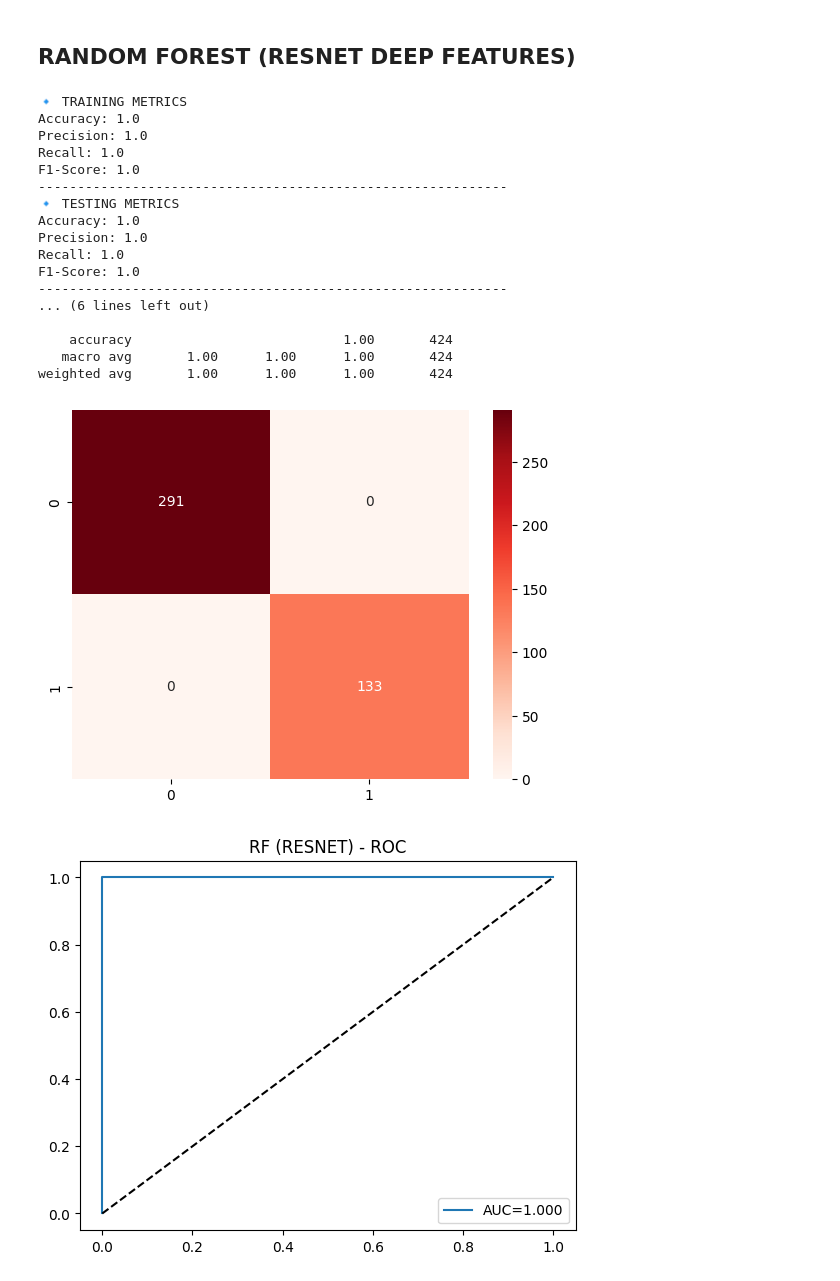
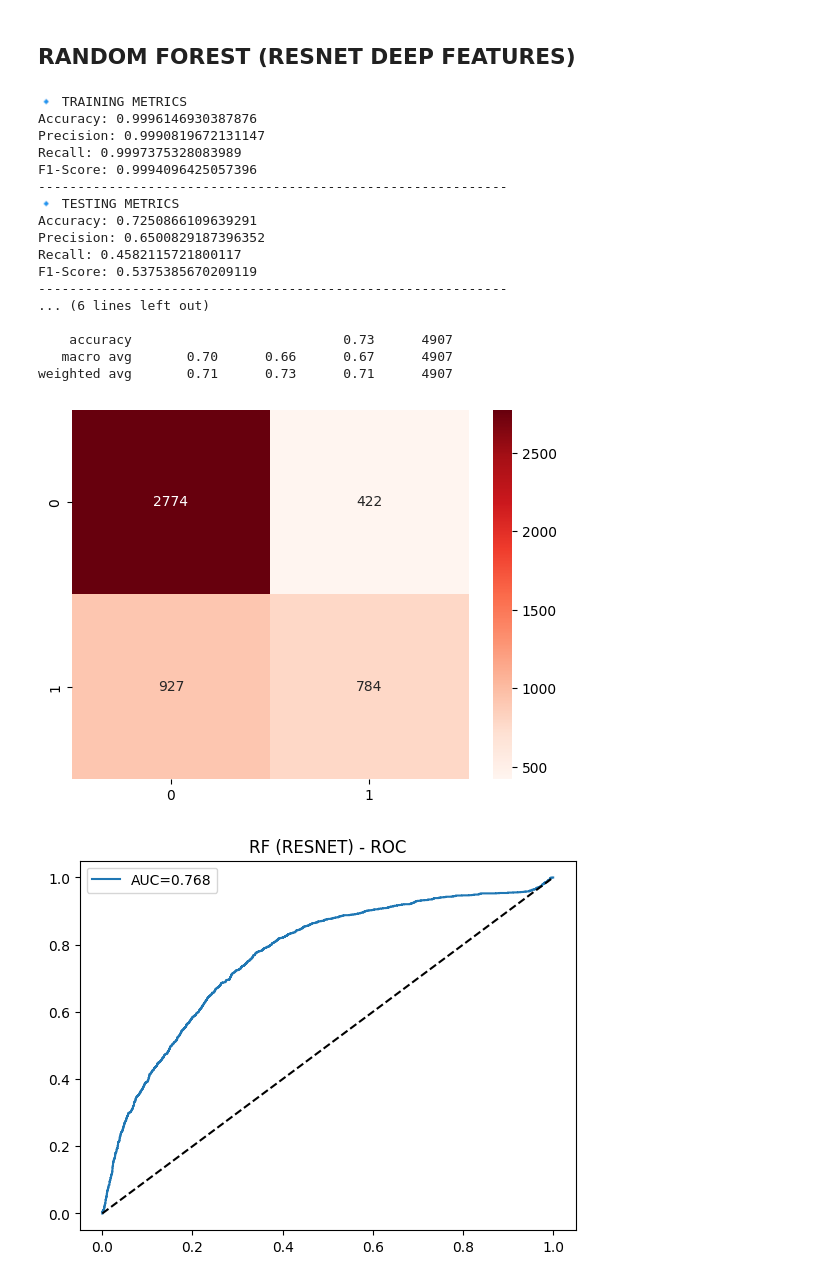
Before and after one commit to aryan-ml/DeepFakeDetection, a Jupyter notebook: notebooks/RandomForest.ipynb, the cells around one changed output. Cells and saved outputs as stored; diff of their text form; code cells hidden in the pictures.

Commit message:
Updated RF with More data

```diff
--- a/notebooks/RandomForest.ipynb
+++ b/notebooks/RandomForest.ipynb
@@ -174,17 +194,21 @@ weighted avg       0.99      0.99      0.99       424
 # %% [markdown]
 ## RANDOM FOREST (RESNET DEEP FEATURES)
 # %%
-X_train, X_test, y_train, y_test = split_data(resnet_X, resnet_y)
+rf_resnet = RandomForestClassifier(n_estimators=300,
+    max_depth=15,
+    min_samples_split=20,
+    min_samples_leaf=10,
+    class_weight="balanced",
+    random_state=42,
+    n_jobs=-1)
+rf_resnet.fit(resnet_X_train, resnet_y_train)
 
-rf = RandomForestClassifier(n_estimators=300, random_state=42)
-rf.fit(X_train, y_train)
+y_pred_train = rf_resnet.predict(resnet_X_train)
 
-y_pred_train = rf.predict(X_train)
-
-train_accuracy = accuracy_score(y_train, y_pred_train)
-train_precision = precision_score(y_train, y_pred_train)
-train_recall = recall_score(y_train, y_pred_train)
-train_f1 = f1_score(y_train, y_pred_train)
+train_accuracy = accuracy_score(resnet_y_train, y_pred_train)
+train_precision = precision_score(resnet_y_train, y_pred_train)
+train_recall = recall_score(resnet_y_train, y_pred_train)
+train_f1 = f1_score(resnet_y_train, y_pred_train)
 
 print("🔹 TRAINING METRICS")
 print("Accuracy:", train_accuracy)
@@ -193,53 +217,53 @@ print("Recall:", train_recall)
 print("F1-Score:", train_f1)
 print("-" * 60)
 
-y_pred_test = rf.predict(X_test)
+y_pred_test = rf_resnet.predict(resnet_X_test)
 
-test_accuracy = accuracy_score(y_test, y_pred_test)
-test_precision = precision_score(y_test, y_pred_test)
-test_recall = recall_score(y_test, y_pred_test)
-test_f1 = f1_score(y_test, y_pred_test)
+test_accuracy = accuracy_score(resnet_y_test, y_pred_test)
+test_precision = precision_score(resnet_y_test, y_pred_test)
+test_recall = recall_score(resnet_y_test, y_pred_test)
+test_f1 = f1_score(resnet_y_test, y_pred_test)
 
 print("🔹 TESTING METRICS")
 print("Accuracy:", test_accuracy)
 print("Precision:", test_precision)
 print("Recall:", test_recall)
 print("F1-Score:", test_f1)
 print("-" * 60)
 
 print("\n🔹 Classification Report:")
-print(classification_report(y_test, y_pred_test))
+print(classification_report(resnet_y_test, y_pred_test))
 
-cm = confusion_matrix(y_test, y_pred_test)
+cm = confusion_matrix(resnet_y_test, y_pred_test)
 sns.heatmap(cm, annot=True, fmt="d", cmap="Reds")
 plt.show()
 
-y_prob = rf.predict_proba(X_test)[:, 1]
-fpr, tpr, _ = roc_curve(y_test, y_prob)
+y_prob = rf_resnet.predict_proba(resnet_X_test)[:, 1]
+fpr, tpr, _ = roc_curve(resnet_y_test, y_prob)
 roc_auc = auc(fpr, tpr)
 
 plt.plot(fpr, tpr, label=f"AUC={roc_auc:.3f}")
 plt.plot([0,1], [0,1], 'k--')
 plt.title("RF (RESNET) - ROC")
 plt.legend()
 plt.show()
 # %% [output]
 🔹 TRAINING METRICS
-Accuracy: 1.0
-Precision: 1.0
-Recall: 1.0
-F1-Score: 1.0
+Accuracy: 0.9996146930387876
+Precision: 0.9990819672131147
+Recall: 0.9997375328083989
+F1-Score: 0.9994096425057396
 ------------------------------------------------------------
 🔹 TESTING METRICS
-Accuracy: 1.0
-Precision: 1.0
-Recall: 1.0
-F1-Score: 1.0
+Accuracy: 0.7250866109639291
+Precision: 0.6500829187396352
+Recall: 0.4582115721800117
+F1-Score: 0.5375385670209119
 ------------------------------------------------------------
 ... (6 lines left out)
 
-    accuracy                           1.00       424
-   macro avg       1.00      1.00      1.00       424
-weighted avg       1.00      1.00      1.00       424
+    accuracy                           0.73      4907
+   macro avg       0.70      0.66      0.67      4907
+weighted avg       0.71      0.73      0.71      4907
-[figure, old version]
+[figure, new version]
-[figure, old version]
+[figure, new version]
```
Also changed, not shown: parts of 3 cells of this notebook.
